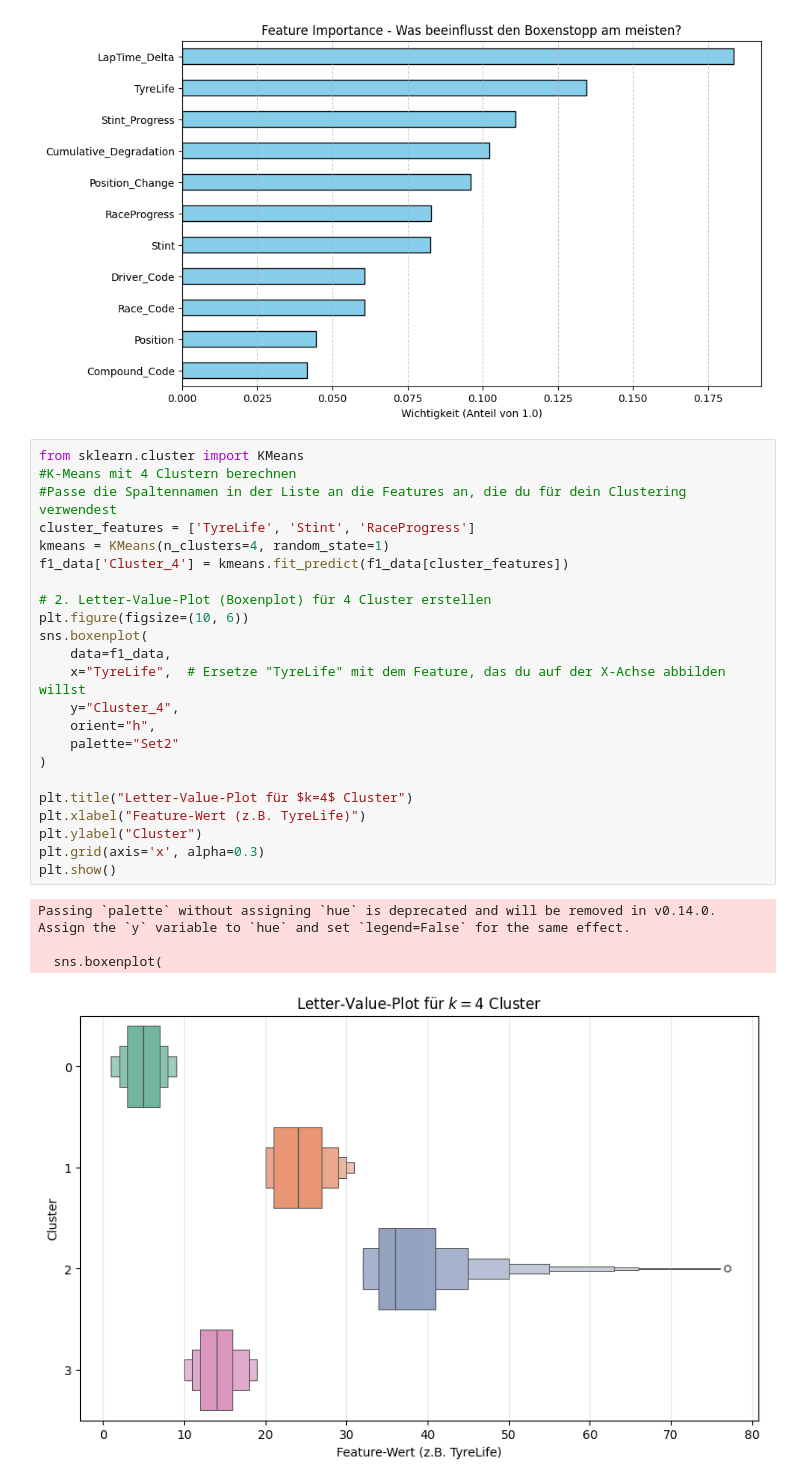
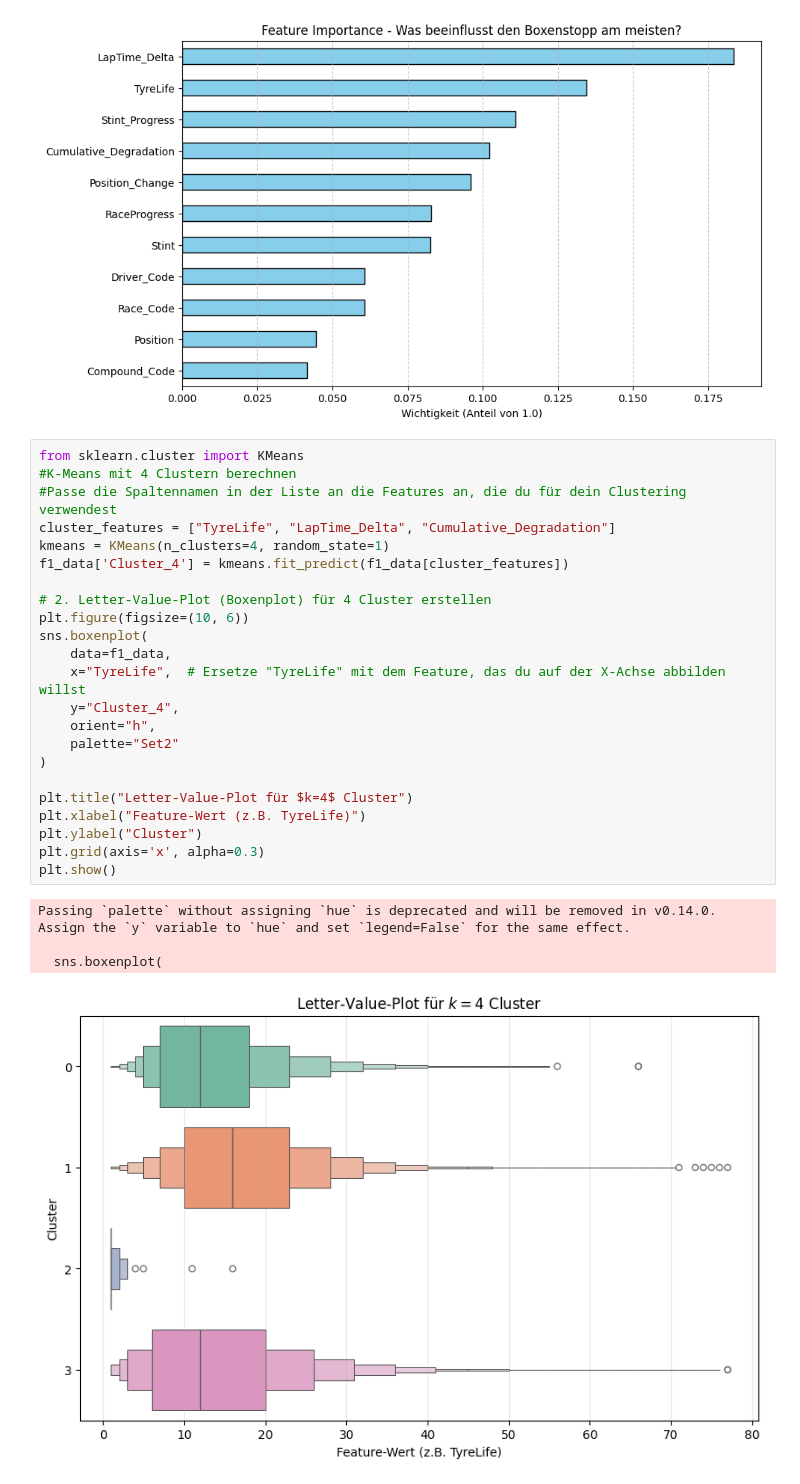
Before and after one commit to JoshuaSzenk/Kaggle_competition_f1, a Jupyter notebook: plots_charts.ipynb, the cells around one changed output. Cells and saved outputs as stored; diff of their text form.

```diff
--- a/plots_charts.ipynb
+++ b/plots_charts.ipynb
@@ -82,28 +82,28 @@ plt.show()
 # %%
 from sklearn.cluster import KMeans
 #K-Means mit 4 Clustern berechnen
 #Passe die Spaltennamen in der Liste an die Features an, die du für dein Clustering verwendest
-cluster_features = ['TyreLife', 'Stint', 'RaceProgress']
+cluster_features = ["TyreLife", "LapTime_Delta", "Cumulative_Degradation"]
 kmeans = KMeans(n_clusters=4, random_state=1)
 f1_data['Cluster_4'] = kmeans.fit_predict(f1_data[cluster_features])
 
 # 2. Letter-Value-Plot (Boxenplot) für 4 Cluster erstellen
 plt.figure(figsize=(10, 6))
 sns.boxenplot(
     data=f1_data,
     x="TyreLife",  # Ersetze "TyreLife" mit dem Feature, das du auf der X-Achse abbilden willst
     y="Cluster_4",
     orient="h",
     palette="Set2"
 )
 
 plt.title("Letter-Value-Plot für $k=4$ Cluster")
 plt.xlabel("Feature-Wert (z.B. TyreLife)")
 plt.ylabel("Cluster")
 plt.grid(axis='x', alpha=0.3)
 plt.show()
 # %% [output]
 Passing `palette` without assigning `hue` is deprecated and will be removed in v0.14.0. Assign the `y` variable to `hue` and set `legend=False` for the same effect.
 
   sns.boxenplot(
-[figure, old version]
+[figure, new version]
```
Also changed, not shown: 1 other file.
